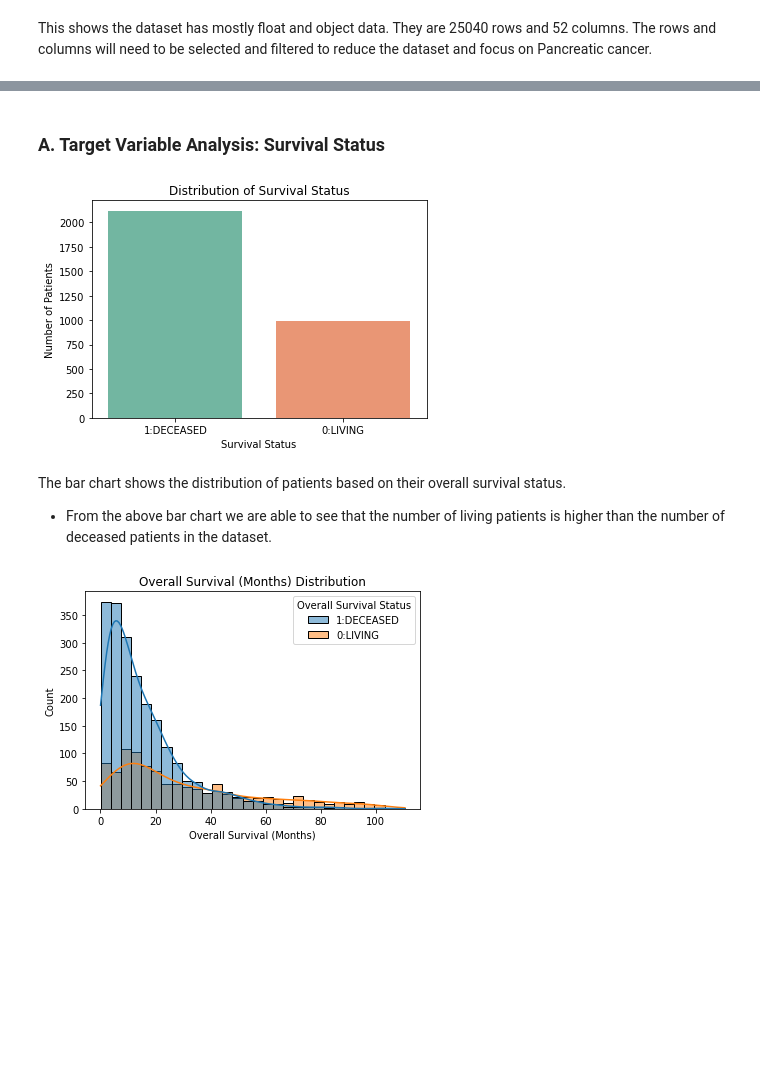
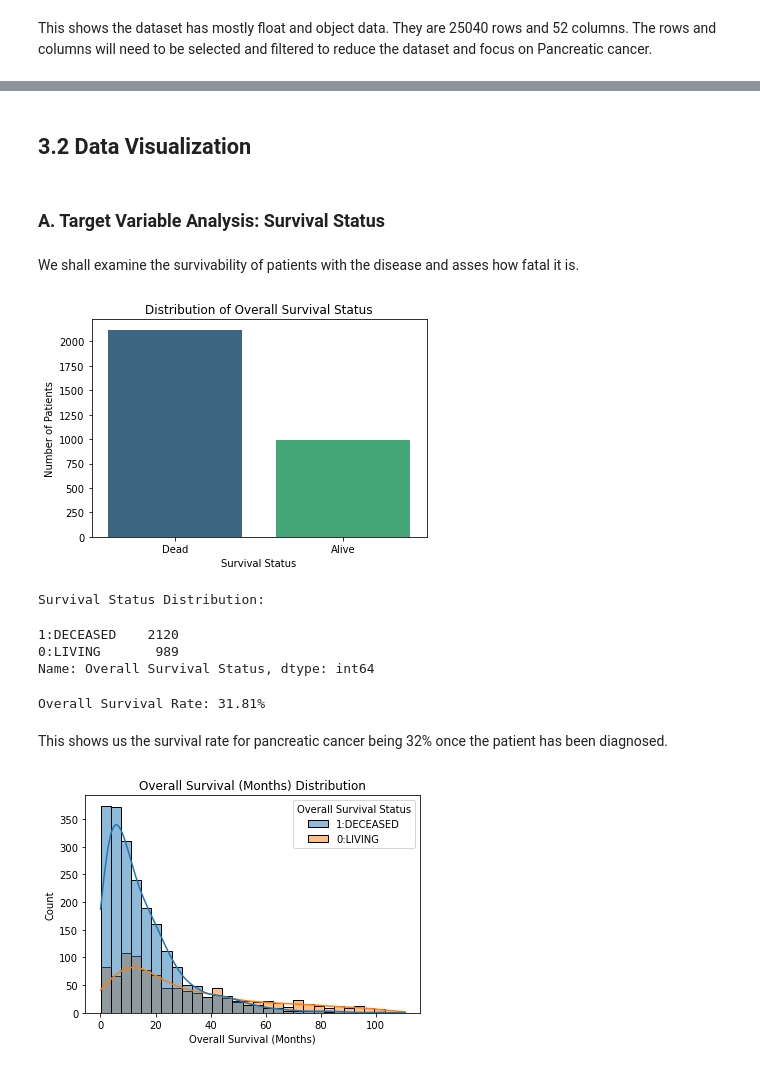
Before and after one commit to chriskarta/Pancreatic-Cancer-Survival-Prediction, a Jupyter notebook: index.ipynb, the cells around one changed output, grey strips where cells are left out. Drawn from its saved outputs; the diff is of its cells as text; code cells hidden in the pictures; blank space fills up the shorter version.

```diff
--- a/index.ipynb
+++ b/index.ipynb
@@ -304,0 +157,4 @@ In this section , we look into key patient characteristics, treatment factors, a
+# %%
+# Filtering for pancreatic cancer
+
+pancreatic_cancer = df[df['Cancer Type'] == 'Pancreatic Cancer']
@@ -304,0 +278,9 @@ In this section , we look into key patient characteristics, treatment factors, a
+# %%
+# Filled rows with N/A
+pancreatic_cancer_filtered['Clinical Summary'].fillna('N/A', inplace= True)
+pancreatic_cancer_filtered['Metastatic Site'].fillna('N/A', inplace= True)
+# %%
+# Filled rows with means
+pancreatic_cancer_filtered['Tumor Purity'].fillna(pancreatic_cancer_filtered['Tumor Purity'].mean(), inplace= True)
+pancreatic_cancer_filtered['Mutation Count'].fillna(pancreatic_cancer_filtered['Mutation Count'].mean(), inplace = True)
+pancreatic_cancer_filtered['Fraction Genome Altered'].fillna(pancreatic_cancer_filtered['Fraction Genome Altered'].mean(), inplace = True)
@@ -305,16 +369,40 @@ In this section , we look into key patient characteristics, treatment factors, a
+# %% [markdown]
+## 3.2 Data Visualization
 # %% [markdown]
 ### A. Target Variable Analysis: Survival Status
+# %% [markdown]
+We shall examine the survivability of patients with the disease and asses how fatal it is.
 # %%
-# Survival status distribution
-sns.countplot(x='Overall Survival Status', data=df_filtered, palette='Set2')
-plt.title('Distribution of Survival Status')
+#Investigating the distribution between dead and alive patients
+
+survival_counts = pancreatic_cancer_filtered['Overall Survival Status'].value_counts()
+
+plt.figure(figsize=(6, 4))
+sns.countplot(x='Overall Survival Status', data=pancreatic_cancer_filtered, palette='viridis')
+plt.title('Distribution of Overall Survival Status')
 plt.xlabel('Survival Status')
 plt.ylabel('Number of Patients')
+plt.xticks(ticks=[0, 1], labels=['Dead', 'Alive'])
 plt.show()
+
+print("Survival Status Distribution:")
+survival_counts
 # %% [output]
-[figure, old version]
+[figure, new version]
+Survival Status Distribution:
+1:DECEASED    2120
+0:LIVING       989
+Name: Overall Survival Status, dtype: int64
-# %% [markdown]
-The bar chart shows the distribution of patients based on their overall survival status.
-- From the above bar chart we are able to see that the number of living patients is higher than the number of deceased patients in the dataset.
+# %%
+#Compute the survival rate based on the data
+
+# Calculating the survival rate
+survival_rate = (pancreatic_cancer_filtered['Overall Survival Status'].value_counts()['0:LIVING'] / len(pancreatic_cancer_filtered)) * 100
+
+print(f"Overall Survival Rate: {survival_rate:.2f}%")
+# %% [output]
+Overall Survival Rate: 31.81%
+# %% [markdown]
+This shows us the survival rate for pancreatic cancer being 32% once the patient has been diagnosed.
 # %%
 # Survival in months
```
Also changed, not shown: parts of 190 cells of this notebook, 2 other files.
